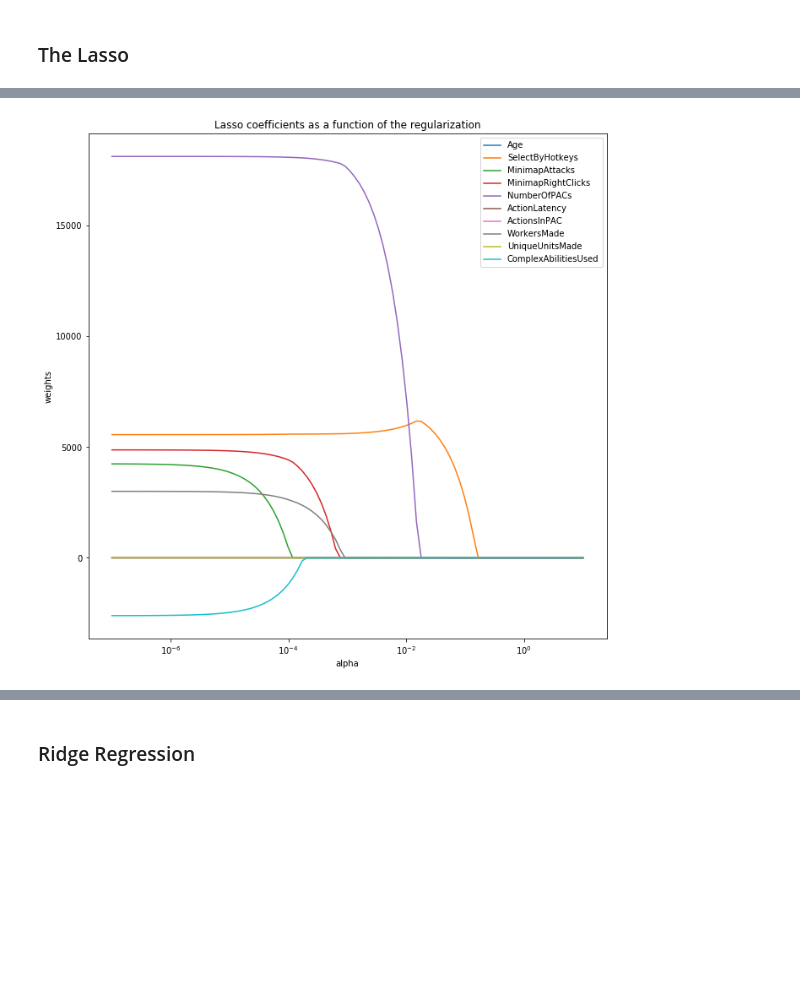
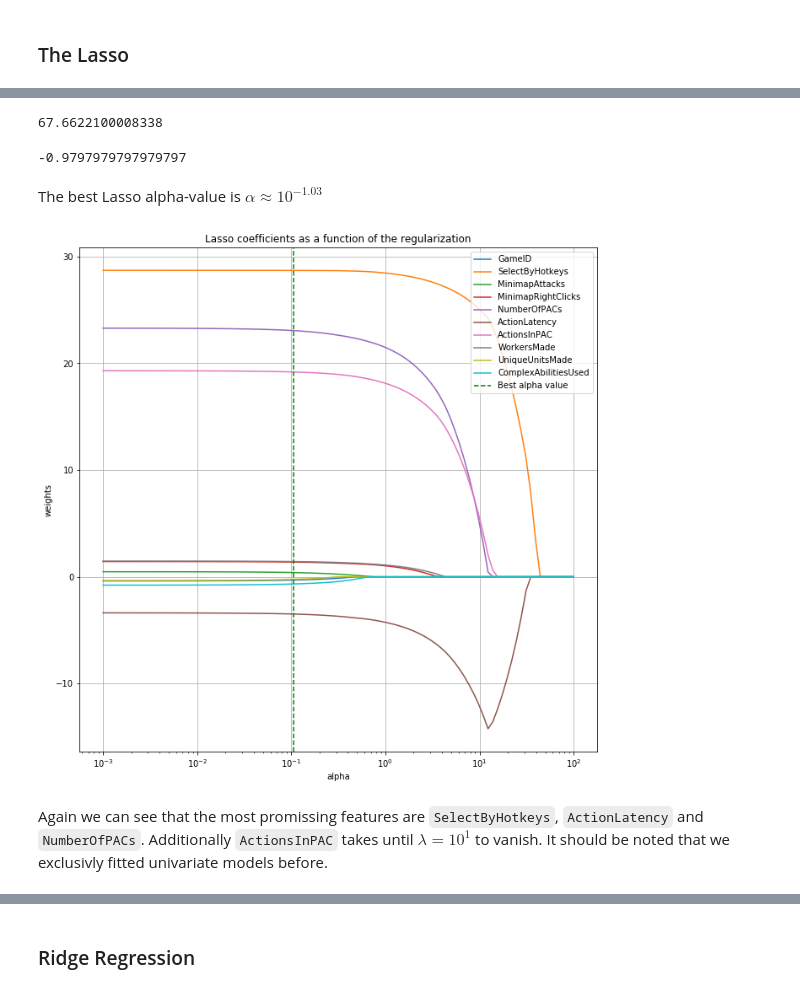
Before and after one commit to GreenSnabl/robotics_ml, a Jupyter notebook: ml_course_en/assignments/Assignment 02a_Linear_regression_regul_poly.ipynb, the cells around one changed output, grey strips where cells are left out. Cells and saved outputs as stored; diff of their text form; code cells hidden in the pictures; blank space fills up the shorter version.

```diff
--- a/ml_course_en/assignments/Assignment 02a_Linear_regression_regul_poly.ipynb
+++ b/ml_course_en/assignments/Assignment 02a_Linear_regression_regul_poly.ipynb
@@ -424,6 +355,7 @@ intercepts = {}
 errors = {}
 
 xs = np.arange(1,10,1)
+
 poly_predictors = ["NumberOfPACs", "ActionLatency", "SelectByHotkeys"]
 #poly_predictors = predictors
 for predictor in poly_predictors:
@@ -441,7 +373,7 @@ for predictor in poly_predictors:
         pipeline.fit(train_X[[predictor]], train_y)
 
         # Evaluate the models using crossvalidation
-        errors[predictor][i+1] = -np.mean(cross_val_score(pipeline, test_X[[predictor]], test_y,
+        errors[predictor][i+1] = -np.mean(cross_val_score(pipeline, train_X[[predictor]], train_y,
                                  scoring="neg_mean_squared_error", cv=3))
 
 
@@ -465,12 +395,2 @@ from sklearn.linear_model import LassoCV, RidgeCV, Lasso, Ridge
 # %% [markdown]
 ### The Lasso
-# %%
-lasso_alphas = 10**np.linspace(1, -7, 100)
-
-lasso_cv = LassoCV(alphas=lasso_alphas, cv=10, random_state=42)
-lasso_cv.fit(train_X[predictors], train_y)
-
-cv_score = cross_val_score(lasso_cv, test_X[predictors], test_y, cv=10,
-                scoring='neg_mean_squared_error')
-
-abs(np.mean(cv_score))
@@ -480,0 +397,6 @@ array([ -43.25010434, -111.24119986,  -36.85683491,  -55.81781154,
+# %%
+lasso_alphas = 10**np.linspace(2, -3, 100)
+
+parameters = {'alpha' : lasso_alphas}
+lasso_grid = GridSearchCV(Lasso(random_state=42), param_grid=parameters, cv=10, n_jobs=-1, scoring='neg_mean_squared_error')
+lasso_grid.fit(train_X, train_y)
@@ -481,30 +419,46 @@ array([ -43.25010434, -111.24119986,  -36.85683491,  -55.81781154,
+# %%
+-lasso_grid.best_score_
+# %% [output]
+67.6622100008338
+# %%
+lasso_best_alpha = lasso_grid.best_estimator_.alpha
+np.log10(lasso_best_alpha)
+# %% [output]
+-0.9797979797979797
+# %% [markdown]
+The best Lasso alpha-value is $\alpha \approx 10^{-1.03}$
 # %%
 coefs = []
 errors = {}
 for a in lasso_alphas:
-    lasso = Lasso(alpha=a, fit_intercept=False)
+    lasso = Lasso(alpha=a)
     lasso.fit(train_X[predictors], train_y)
     coefs.append(lasso.coef_)
-    errors[np.log10(a)] = -np.mean(cross_val_score(lasso, test_X[predictors], test_y, cv=10,
+    errors[np.log10(a)] = -np.mean(cross_val_score(lasso, train_X[predictors], train_y, cv=10,
                                scoring="neg_mean_squared_error"))
-# #############################################################################
-# Display results
 
 plt.figure(figsize=(11,11))
 
 ax = plt.gca()
 
 ax.plot(lasso_alphas, coefs)
 ax.set_xscale('log')
 #ax.set_xlim(ax.get_xlim()[::-1])  # reverse axis
 plt.xlabel('alpha')
 plt.ylabel('weights')
 plt.title('Lasso coefficients as a function of the regularization')
 plt.axis('tight')
-plt.legend(labels=train_X[predictors].columns)
+
+plt.axvline(x=lasso_best_alpha, color='g', linestyle='--')
+plt.legend(labels=predictors + ["Best alpha value"])
+
+#plt.yticks(np.arange(-2000, 20000, 1000))
+plt.grid()
 plt.show()
 # %% [output]
-[figure, old version]
+[figure, new version]
+# %% [markdown]
+Again we can see that the most promissing features are `SelectByHotkeys`, `ActionLatency` and `NumberOfPACs`. Additionally `ActionsInPAC` takes until $\lambda = 10^1$ to vanish. It should be noted that we exclusivly fitted univariate models before.
 # %%
 fig = plt.figure(figsize=(12,12))
 ax = plt.plot(list(errors.keys()), list(errors.values()))
```
Also changed, not shown: parts of 58 cells of this notebook, 1 other file.
